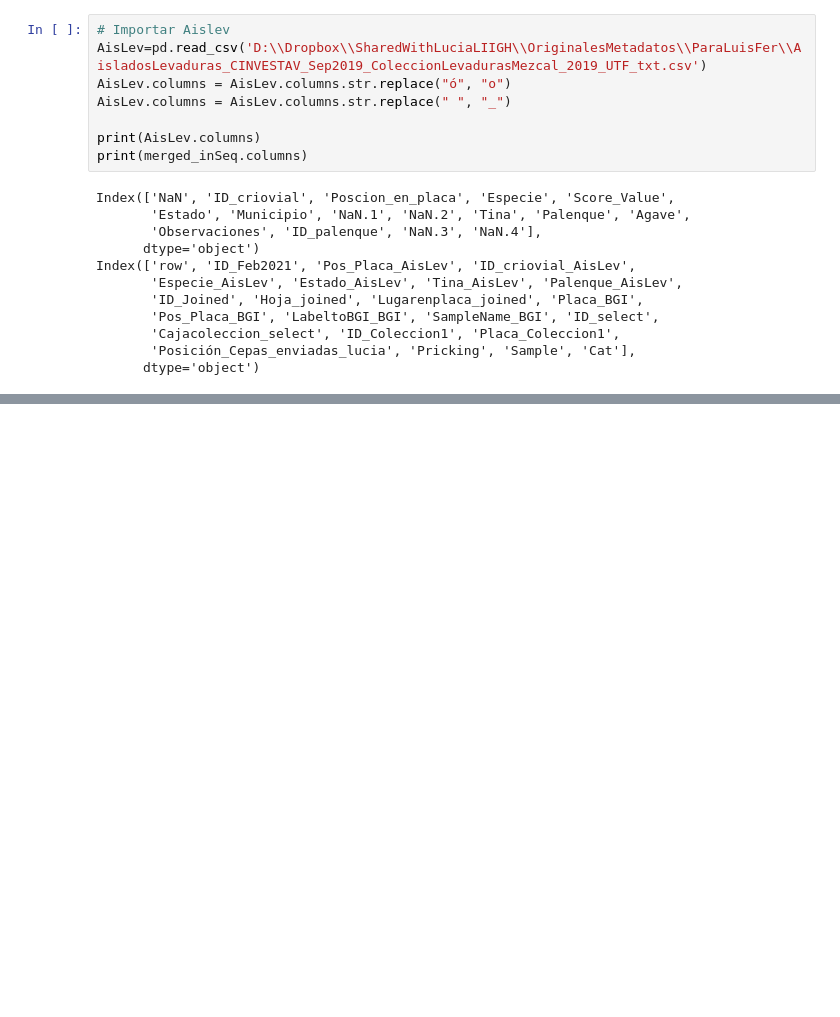
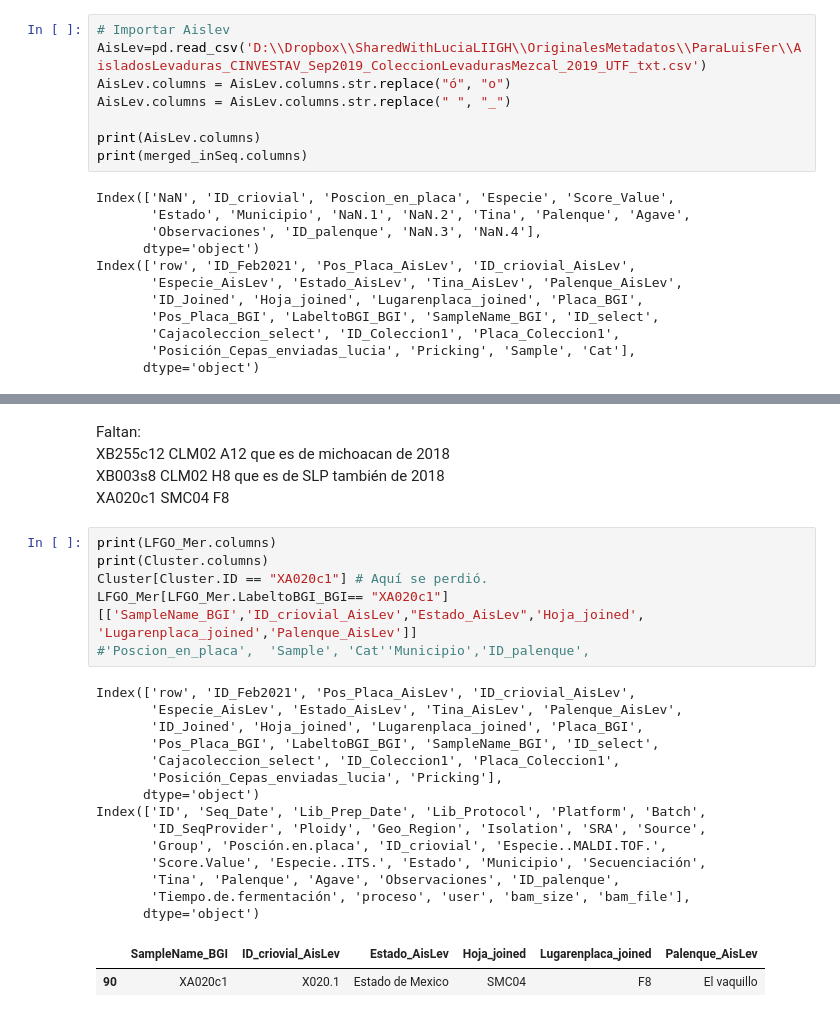
Before and after one commit to AbrahamAvelar/UnirColecciones_YMx, a Jupyter notebook: FindHybrids.ipynb, the cells around one changed output, grey strips where cells are left out. Drawn from its saved outputs; the diff is of its cells as text; blank space fills up the shorter version.

```diff
--- a/FindHybrids.ipynb
+++ b/FindHybrids.ipynb
@@ -180,0 +202,28 @@ merged_HybAisLev[['SampleName_BGI','Poscion_en_placa',"Estado",'Municipio','ID_p
+# %% [markdown]
+Faltan:
+XB255c12 CLM02 A12 que  es de michoacan de 2018
+XB003s8  CLM02 H8  que es de SLP también de 2018
+XA020c1  SMC04 F8
+# %%
+print(LFGO_Mer.columns)
+print(Cluster.columns)
+Cluster[Cluster.ID == "XA020c1"] # Aquí se perdió.
+LFGO_Mer[LFGO_Mer.LabeltoBGI_BGI== "XA020c1"][['SampleName_BGI','ID_criovial_AisLev',"Estado_AisLev",'Hoja_joined', 'Lugarenplaca_joined','Palenque_AisLev']]
+#'Poscion_en_placa',  'Sample', 'Cat''Municipio','ID_palenque',
+# %% [output]
+Index(['row', 'ID_Feb2021', 'Pos_Placa_AisLev', 'ID_criovial_AisLev',
+       'Especie_AisLev', 'Estado_AisLev', 'Tina_AisLev', 'Palenque_AisLev',
+       'ID_Joined', 'Hoja_joined', 'Lugarenplaca_joined', 'Placa_BGI',
+       'Pos_Placa_BGI', 'LabeltoBGI_BGI', 'SampleName_BGI', 'ID_select',
+       'Cajacoleccion_select', 'ID_Coleccion1', 'Placa_Coleccion1',
+       'Posición_Cepas_enviadas_lucia', 'Pricking'],
+      dtype='object')
+Index(['ID', 'Seq_Date', 'Lib_Prep_Date', 'Lib_Protocol', 'Platform', 'Batch',
+       'ID_SeqProvider', 'Ploidy', 'Geo_Region', 'Isolation', 'SRA', 'Source',
+       'Group', 'Posción.en.placa', 'ID_criovial', 'Especie..MALDI.TOF.',
+       'Score.Value', 'Especie..ITS.', 'Estado', 'Municipio', 'Secuenciación',
+       'Tina', 'Palenque', 'Agave', 'Observaciones', 'ID_palenque',
+       'Tiempo.de.fermentación', 'proceso', 'user', 'bam_size', 'bam_file'],
+      dtype='object')
+|  | SampleName_BGI | ID_criovial_AisLev | Estado_AisLev | Hoja_joined | Lugarenplaca_joined | Palenque_AisLev |
+| 90 | XA020c1 | X020.1 | Estado de Mexico | SMC04 | F8 | El vaquillo |
```
Also changed, not shown: parts of 3 cells of this notebook.
